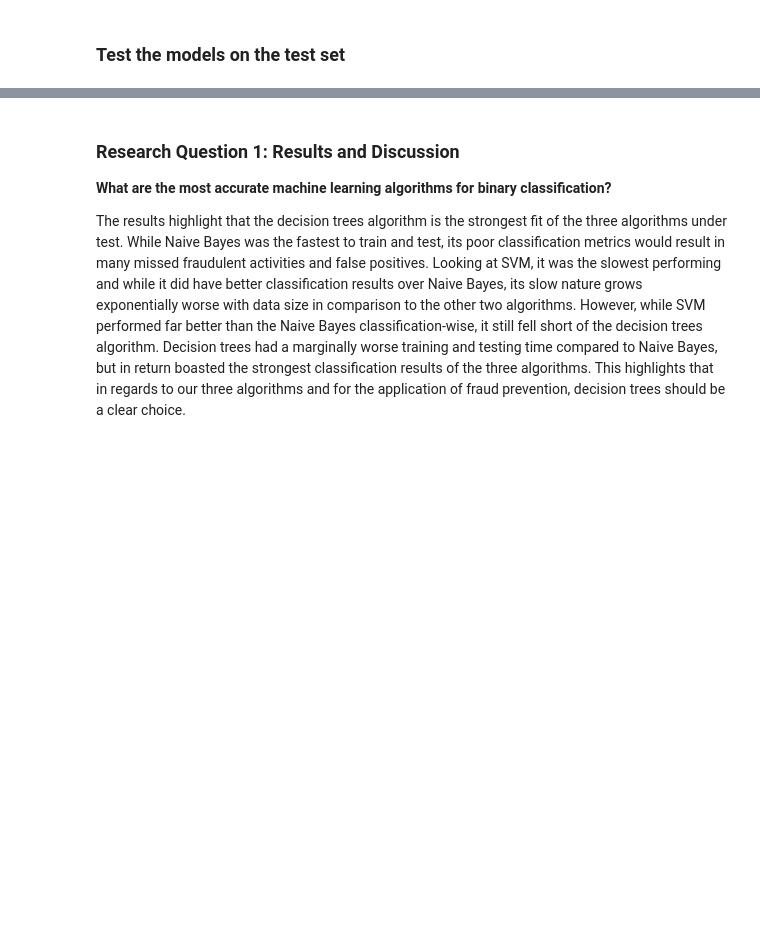
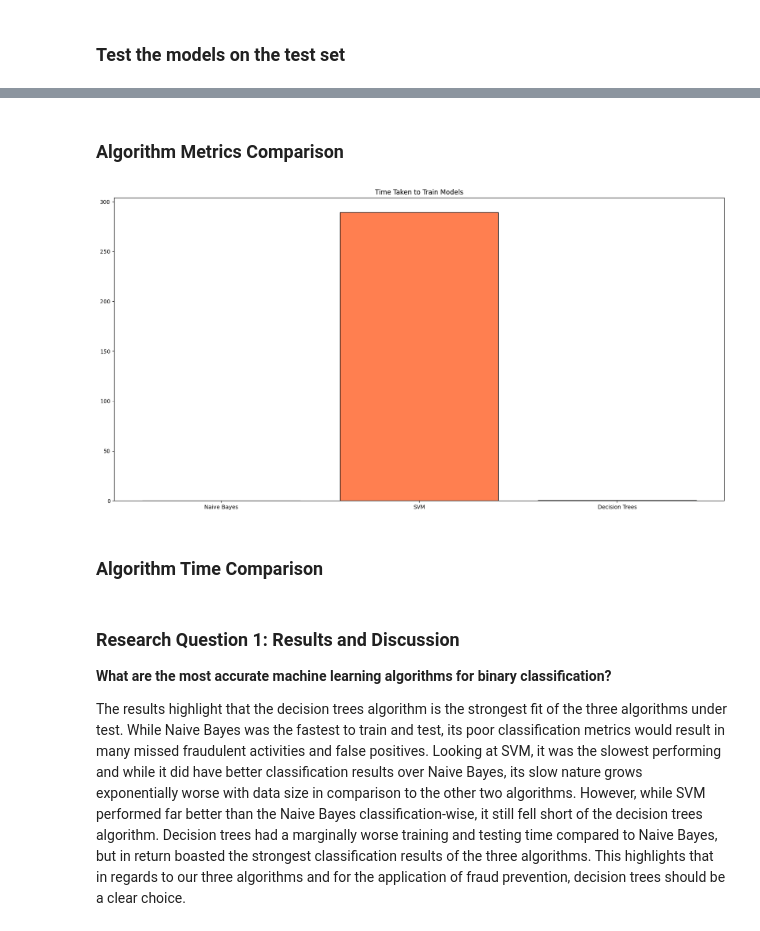
Before and after one commit to waquas9248/SE512, a Jupyter notebook: Notebook.ipynb, the cells around one changed output, grey strips where cells are left out. Cells and saved outputs as stored; diff of their text form; code cells hidden in the pictures; blank space fills up the shorter version.

```diff
--- a/Notebook.ipynb
+++ b/Notebook.ipynb
@@ -515,6 +516,8 @@ plt.show()
 
 print("Classification Report:")
 print(class_report_val_nb)
+
+nb_time = elapsed_time
 # %% [output]
 Naive Bayes - Validation Set Results:
 Accuracy: 0.74
@@ -566,6 +569,8 @@ plt.show()
 
 print("Classification Report:")
 print(class_report_val_dt)
+
+dt_time = elapsed_time
 # %% [output]
 Decision Trees - Validation Set Results:
 Accuracy: 1.00
@@ -616,6 +621,8 @@ plt.show()
 
 print("Classification Report:")
 print(class_report_val_svm)
+
+svm_time = elapsed_time
 # %% [output]
 SVM - Validation Set Results:
 Accuracy: 0.91
@@ -711,0 +674,17 @@ plt.show()
+# %% [markdown]
+### Algorithm Metrics Comparison
+# %%
+# Classifier names
+classifiers = ['Naive Bayes', 'SVM', 'Decision Trees']
+# Start plotting all four bar charts in a single figure
+
+plt.figure(figsize=(20, 10))
+# Plotting Accuracy
+plt.bar(classifiers, [nb_time, svm_time, dt_time], color=['skyblue', 'coral', 'springgreen'], edgecolor=['black', 'black', 'black'])
+plt.title('Time Taken to Train Models')
+
+plt.show()
+# %% [output]
+[figure, added]
+# %% [markdown]
+### Algorithm Time Comparison
```
Also changed, not shown: parts of 7 cells of this notebook.
